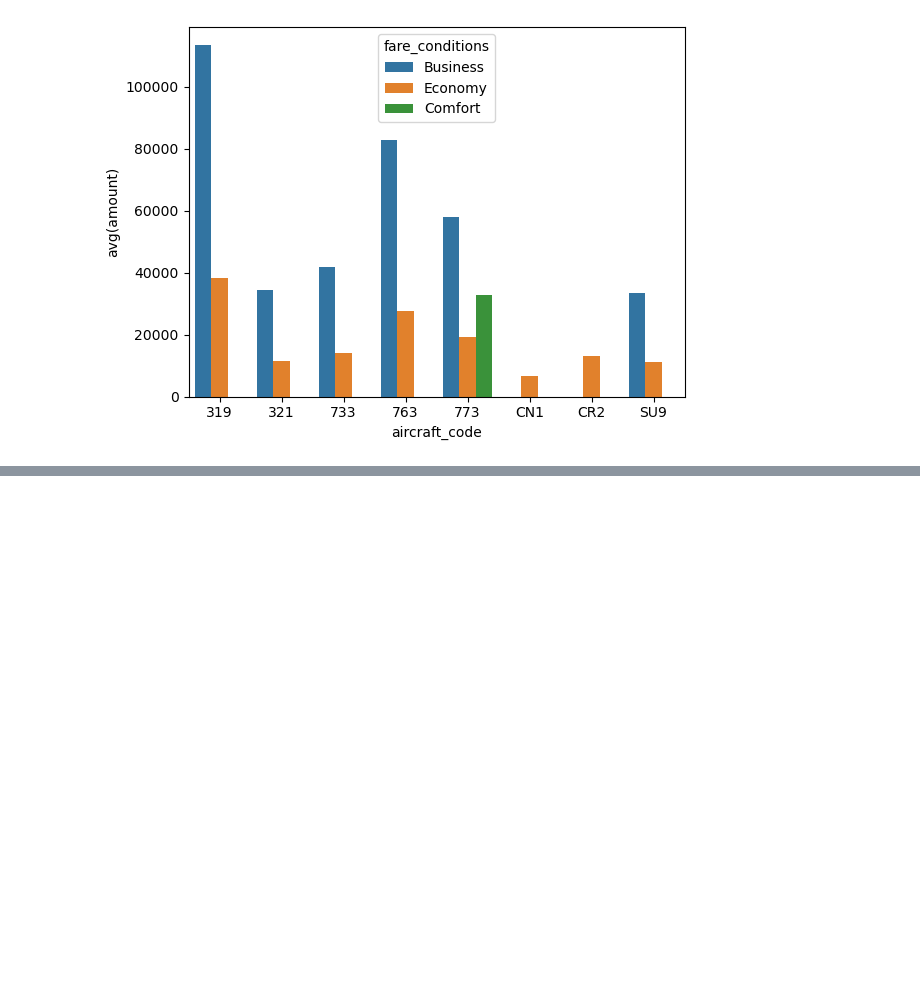
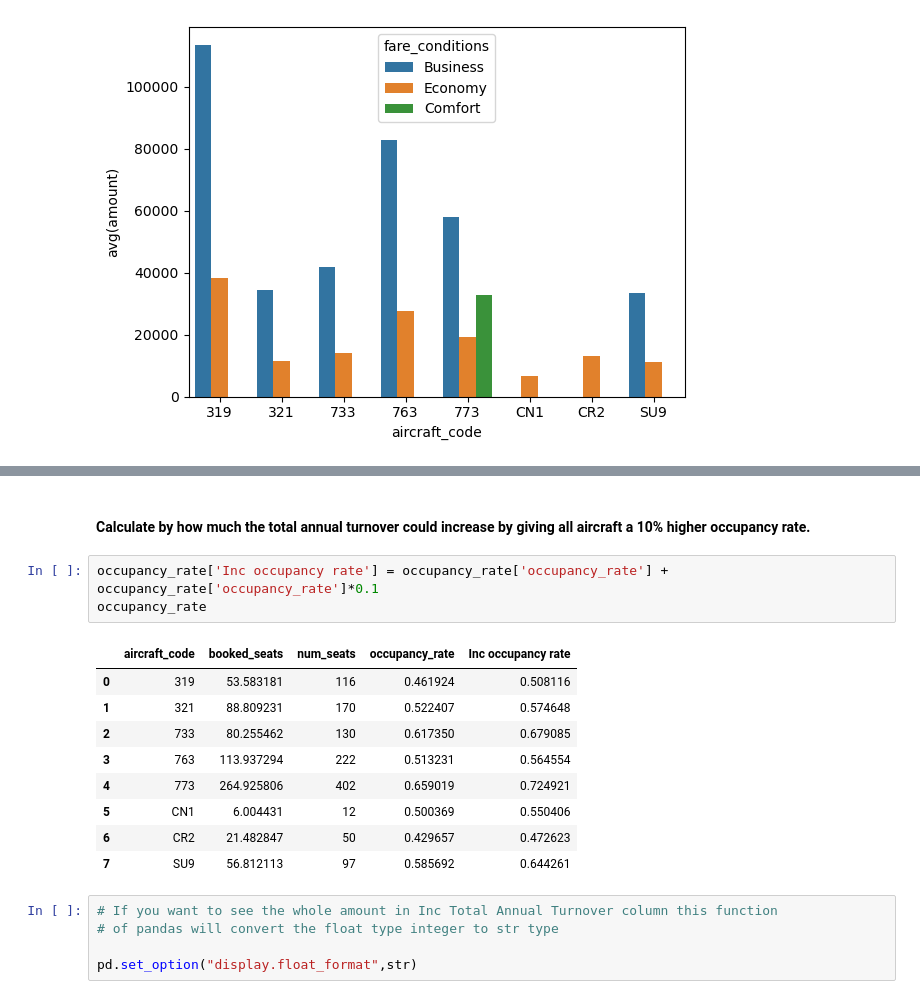
Before and after one commit to akakshat/Airline_Data_Analysis, a Jupyter notebook: airline_data_analysis.ipynb, the cells around one changed output, grey strips where cells are left out. Cells and saved outputs as stored; diff of their text form; blank space fills up the shorter version.

```diff
--- a/airline_data_analysis.ipynb
+++ b/airline_data_analysis.ipynb
@@ -319,0 +338,20 @@ pd.read_sql_query("""select aircraft_code, flights.flight_id, count(*) as seat_c
+# %% [markdown]
+#### Calculate by how much the total annual turnover could increase by giving all aircraft a 10% higher occupancy rate.
+# %%
+occupancy_rate['Inc occupancy rate'] = occupancy_rate['occupancy_rate'] + occupancy_rate['occupancy_rate']*0.1
+occupancy_rate
+# %% [output]
+|  | aircraft_code | booked_seats | num_seats | occupancy_rate | Inc occupancy rate |
+| 0 | 319 | 53.583181 | 116 | 0.461924 | 0.508116 |
+| 1 | 321 | 88.809231 | 170 | 0.522407 | 0.574648 |
+| 2 | 733 | 80.255462 | 130 | 0.617350 | 0.679085 |
+| 3 | 763 | 113.937294 | 222 | 0.513231 | 0.564554 |
+| 4 | 773 | 264.925806 | 402 | 0.659019 | 0.724921 |
+| 5 | CN1 | 6.004431 | 12 | 0.500369 | 0.550406 |
+| 6 | CR2 | 21.482847 | 50 | 0.429657 | 0.472623 |
+| 7 | SU9 | 56.812113 | 97 | 0.585692 | 0.644261 |
+# %%
+# If you want to see the whole amount in Inc Total Annual Turnover column this function
+# of pandas will convert the float type integer to str type
+
+pd.set_option("display.float_format",str)
```
Also changed, not shown: parts of 14 cells of this notebook.
